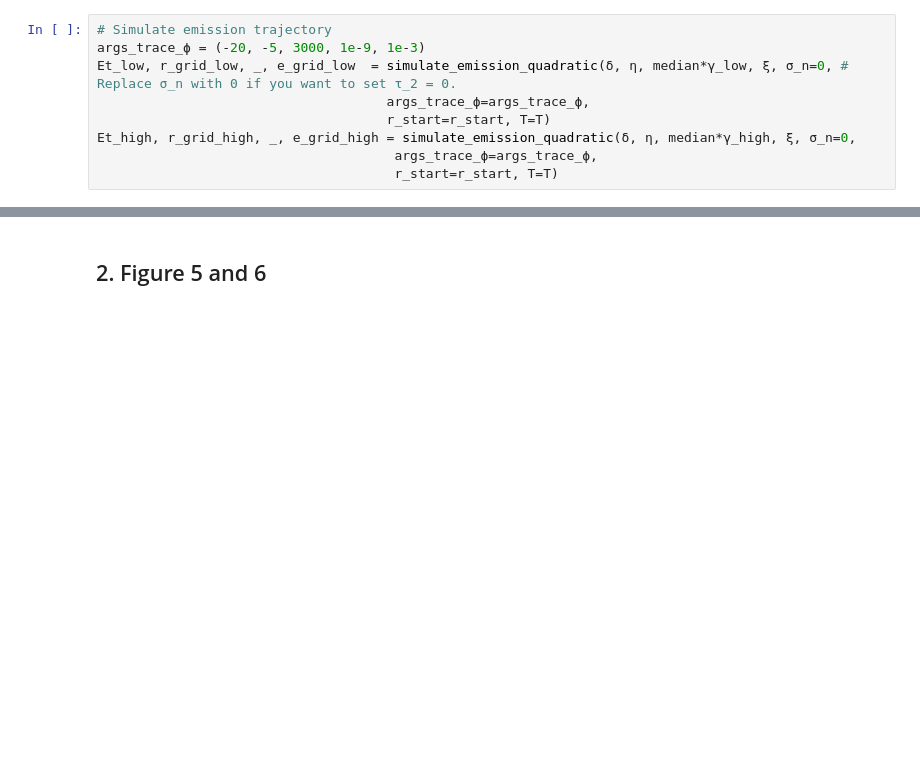
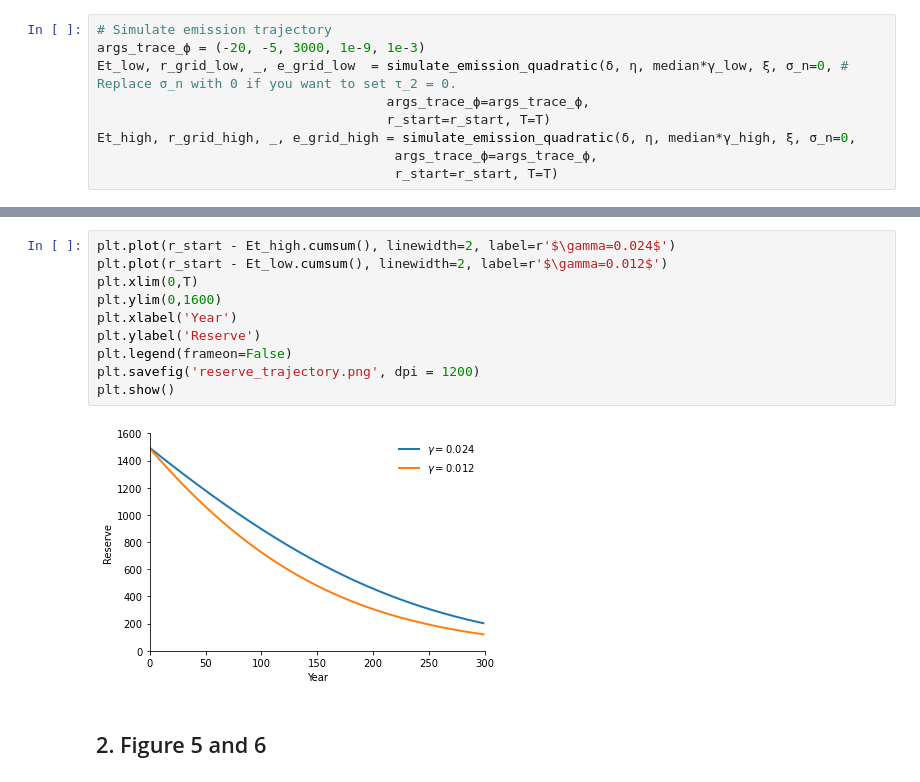
Before and after one commit to lphansen/ClimateUncertaintySpillover, a Jupyter notebook: notebook/paper_plots.ipynb, the cells around one changed output, grey strips where cells are left out. Saved outputs shown, nothing was run; the diff lists cells and outputs as text; blank space fills up the shorter version.

```diff
--- a/notebook/paper_plots.ipynb
+++ b/notebook/paper_plots.ipynb
@@ -104,3 +116,15 @@ fig.show()
+# %%
+plt.plot(r_start - Et_high.cumsum(), linewidth=2, label=r'$\gamma=0.024$')
+plt.plot(r_start - Et_low.cumsum(), linewidth=2, label=r'$\gamma=0.012$')
+plt.xlim(0,T)
+plt.ylim(0,1600)
+plt.xlabel('Year')
+plt.ylabel('Reserve')
+plt.legend(frameon=False)
+plt.savefig('reserve_trajectory.png', dpi = 1200)
+plt.show()
+# %% [output]
+[figure, added]
 # %% [markdown]
 ## 2. Figure 5 and 6
 # %%
```
Also changed, not shown: parts of 12 cells of this notebook, 11 other files.
